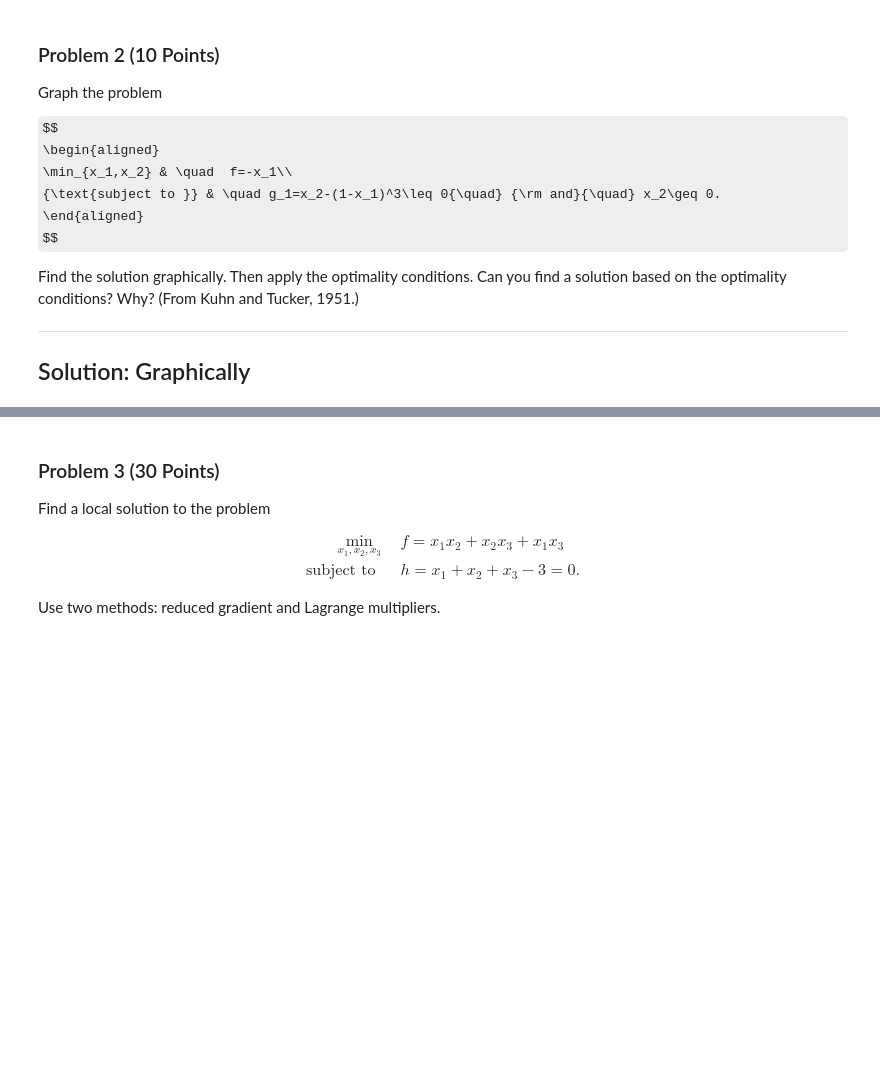
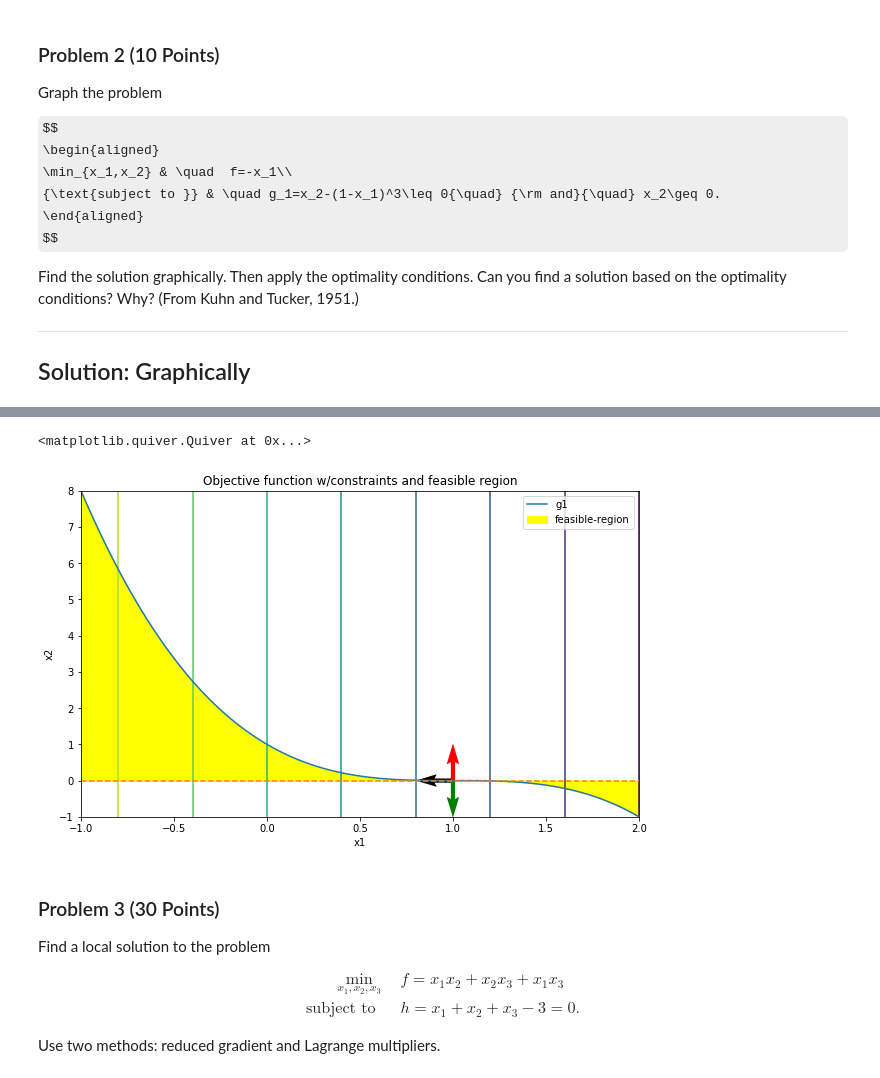
Before and after one commit to ghimiremukesh/Design_Optimization, a Jupyter notebook: Homework/Homework 4.ipynb, the cells around one changed output, grey strips where cells are left out. Cells and saved outputs as stored; diff of their text form; code cells hidden in the pictures; some formulas as TeX source; blank space fills up the shorter version.

```diff
--- a/Homework/Homework 4.ipynb
+++ b/Homework/Homework 4.ipynb
@@ -299,3 +331,32 @@ The above matrix doesn't lead to a solution. The constraints are not linearly in
+# %%
+x = np.linspace(-1, 2, 100)
+y = np.linspace(-1, 2, 100)
+g = (1-x)**3
+
+
+X = np.linspace(-1, 2, 100)
+Y = np.linspace(-1,8,100)
+X, Y = np.meshgrid(X, Y)
+
+Z = -X
+
+
+fig, axs = plt.subplots(1, 1, figsize=(10, 6))
+cp = plt.contour(X, Y, Z)
+
+plt.plot(x, g, label = 'g1')
+plt.plot(x, np.zeros(len(x)), linestyle='dashed')
+
+plt.fill_between(x, g, 0, color='yellow', label='feasible-region')
+plt.xlabel("x1")
+plt.ylabel("x2")
+plt.legend()
+plt.title("Objective function w/constraints and feasible region")
+origin1 = np.array([1, 0])
+plt.quiver(*origin1, [-1, 0, 0], [0, 1 ,-1], color=['black', 'red', 'green'], scale=15)
+# %% [output]
+<matplotlib.quiver.Quiver at 0x...>
+[figure, added]
 # %% [markdown]
 ### Problem 3 (30 Points)
 
```
Also changed, not shown: parts of 12 cells of this notebook.
